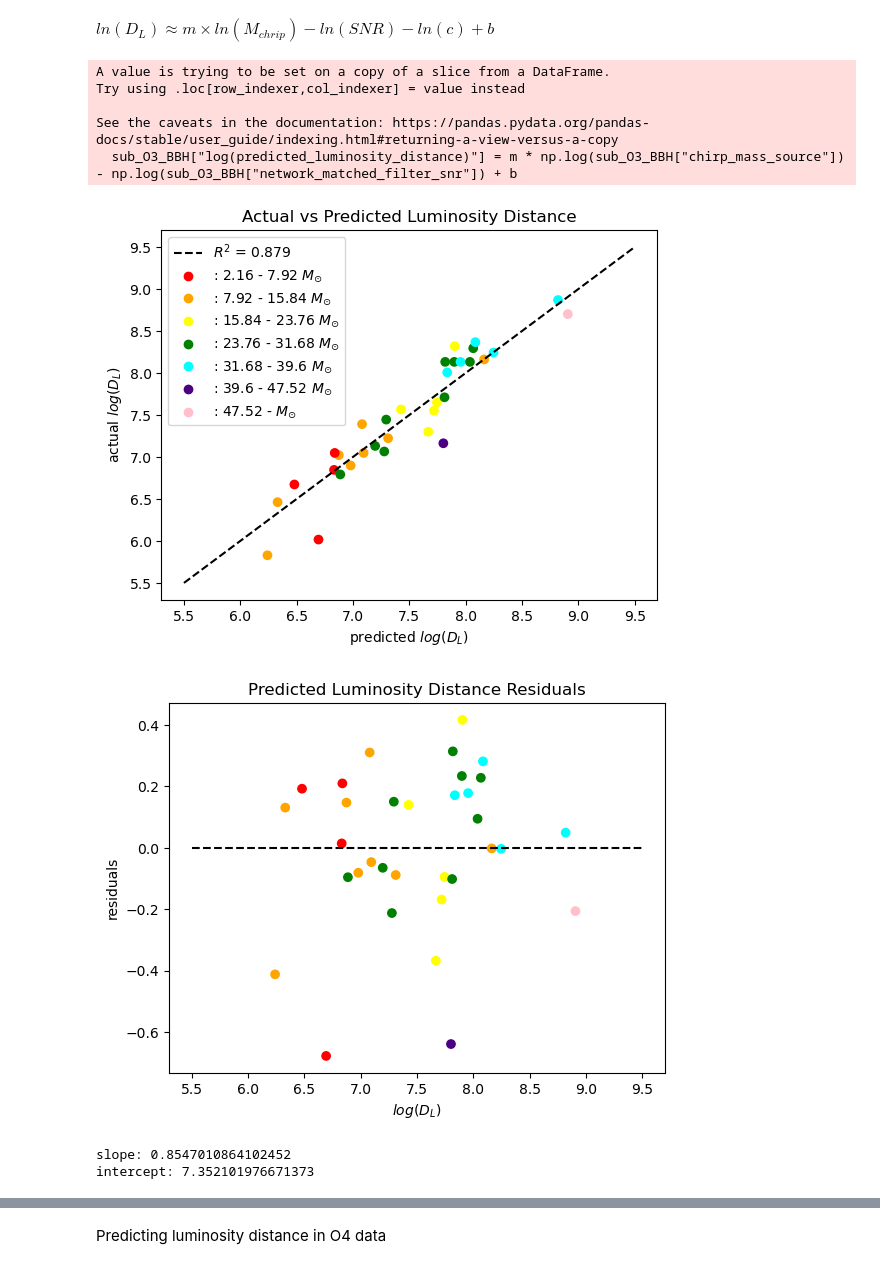
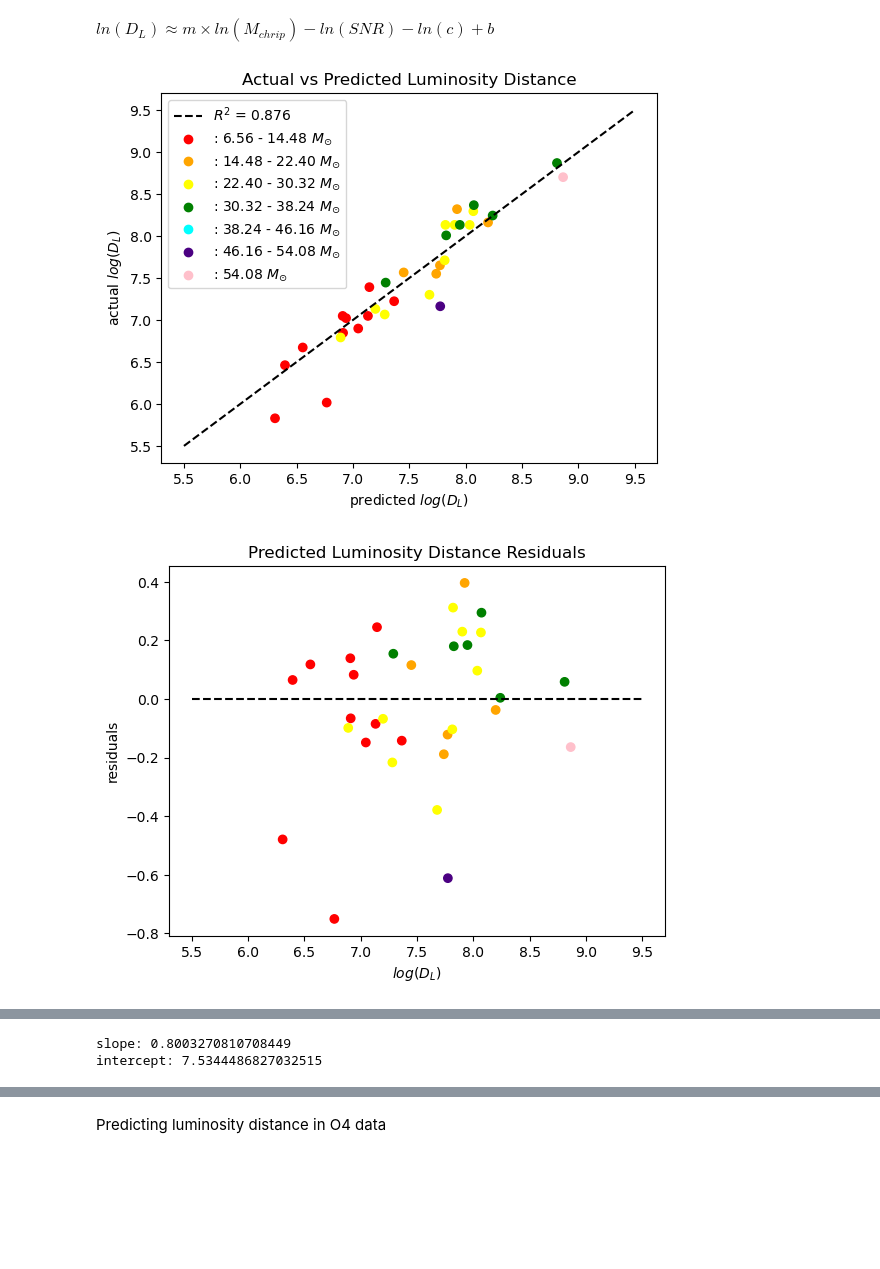
Before and after one commit to AndrewValentini/Gravitational-Waves-Research-23-24, a Jupyter notebook: Data Analysis/testing.ipynb, the cells around one changed output, grey strips where cells are left out. Saved outputs shown, nothing was run; the diff lists cells and outputs as text; code cells hidden in the pictures; blank space fills up the shorter version.

Commit message:
Saved predictions for distance

```diff
--- a/Data Analysis/testing.ipynb
+++ b/Data Analysis/testing.ipynb
@@ -62,7 +62,8 @@ print(n_O3_BNS, " bins for mass in O3 BNS")
 7  bins for mass in O3 BBH
 2  bins for mass in O3 BNS
 # %%
-O3_diff_BBH = max(O3_BBH["chirp_mass_source"]) - min(O3_BBH["chirp_mass_source"])
+O3_min_chirp_mass = min(O3_BBH["chirp_mass_source"])
+O3_diff_BBH = max(O3_BBH["chirp_mass_source"]) - O3_min_chirp_mass
 print(O3_diff_BBH)
 # %% [output]
 55.44
@@ -99,0 +119,12 @@ See the caveats in the documentation: https://pandas.pydata.org/pandas-docs/stab
+# %%
+# Since red/orange colors haev low wavelengths, they will represent the lower mass ranges
+O4_mass_val = O4_BBH_mass_bin_range
+O4_colors = ["red", "orange", "yellow", "green", "cyan", "blue", "indigo", "pink"]
+
+for index, row in O4_BBH.iterrows():
+    for i in range(n_O4_BBH):
+        if i == n_O4_BBH - 1:
+            O4_BBH.loc[index, "color"] = O4_colors[-1]
+        if row["chirp_mass"] < O4_min_chirp_mass + O4_mass_val * (i + 1):
+            O4_BBH.loc[index, "color"] = O4_colors[i]
+            break
@@ -222,7 +259,7 @@ plt.ylabel("SNR")
 # %% [output]
 '\nplt.scatter(O3_BBH["luminosity_distance"],O3_BBH["network_matched_filter_snr"]/np.sqrt(O3_BBH["mass_1_source"]+O3_BBH["mass_2_source"]), color = O3_BBH["color"])\nplt.scatter(O4_BBH["predicted_lumi ...
 # %%
-sub_O3_BBH = O3_BBH #O3_BBH[O3_BBH["chirp_mass_source"] != 47.5]
+sub_O3_BBH = O3_BBH[(O3_BBH["chirp_mass_source"] != 7.49)] #& (O3_BBH["chirp_mass_source"] != 47.5)]
 
 plt.scatter(np.log(sub_O3_BBH["chirp_mass_source"]), np.log(sub_O3_BBH["luminosity_distance"] * sub_O3_BBH["network_matched_filter_snr"]), color = sub_O3_BBH["color"])
 
@@ -266,45 +303,54 @@ $c$ : noise reduction factor (converts SNR between observation groups)
 # %% [markdown]
 $ln(D_L)\approx m\times ln(M_{chrip}) - ln(SNR) - ln(c) + b$
 # %%
-sub_O3_BBH["log(predicted_luminosity_distance)"] = m * np.log(sub_O3_BBH["chirp_mass_source"]) - np.log(sub_O3_BBH["network_matched_filter_snr"]) + b
+O3_BBH_df = O3_BBH
 
-plt.scatter(sub_O3_BBH["log(predicted_luminosity_distance)"],np.log(sub_O3_BBH["luminosity_distance"]), color = sub_O3_BBH["color"])
+predicted_luminosity_distances = m * np.log(O3_BBH_df["chirp_mass_source"]) - np.log(O3_BBH_df["network_matched_filter_snr"]) + b
+
+plt.scatter(predicted_luminosity_distances,np.log(O3_BBH_df["luminosity_distance"]), color = O3_BBH_df["color"])
 
 x = np.linspace(5.5, 9.5, 10)
-plt.plot(x,x, color = "black", linestyle="--", label="$R^2$ = {:.3f}".format(r2_score(np.log(sub_O3_BBH["luminosity_distance"]), sub_O3_BBH["log(predicted_luminosity_distance)"])))
+plt.plot(x,x, color = "black", linestyle="--", label="$R^2$ = {:.3f}".format(r2_score(np.log(O3_BBH_df["luminosity_distance"]), predicted_luminosity_distances)))
 
+for i in range(n_O3_BBH):
+    if i == n_O3_BBH - 1:
+        plt.scatter([], [], color=O3_colors[i], label=f": {O3_min_chirp_mass + O3_mass_val * i:.2f} " + "$M_{\odot}$")
+    else:
+        plt.scatter([], [], color=O3_colors[i], label=f": {O3_min_chirp_mass + O3_mass_val * i:.2f} - {O3_min_chirp_mass + O3_mass_val * (i + 1):.2f} " + "$M_{\odot}$")
+"""
 plt.scatter([], [], color="red", label=": 2.16 - 7.92 $M_{\odot}$")
 plt.scatter([], [], color="orange", label=": 7.92 - 15.84 $M_{\odot}$")
 plt.scatter([], [], color="yellow", label=": 15.84 - 23.76 $M_{\odot}$")
 plt.scatter([], [], color="green", label=": 23.76 - 31.68 $M_{\odot}$")
 plt.scatter([], [], color="cyan", label=": 31.68 - 39.6 $M_{\odot}$")
 plt.scatter([], [], color="indigo", label=": 39.6 - 47.52 $M_{\odot}$")
 plt.scatter([], [], color="pink", label=": 47.52 - $M_{\odot}$")
+"""
 
 plt.legend()
 plt.title("Actual vs Predicted Luminosity Distance")
 plt.ylabel("actual $log(D_L)$")
 plt.xlabel("predicted $log(D_L)$")
 plt.show()
 
 x = np.linspace(5.5, 9.5, 10)
-plt.plot(x,np.zeros(10), color = "black", linestyle="--", label="$R^2$ = {:.3f}".format(r2_score(np.log(sub_O3_BBH["luminosity_distance"]), sub_O3_BBH["log(predicted_luminosity_distance)"])))
-plt.scatter(sub_O3_BBH["log(predicted_luminosity_distance)"],np.log(sub_O3_BBH["luminosity_distance"]) - sub_O3_BBH["log(predicted_luminosity_distance)"], color = sub_O3_BBH["color"])
+plt.plot(x,np.zeros(10), color = "black", linestyle="--", label="$R^2$ = {:.3f}".format(r2_score(np.log(O3_BBH_df["luminosity_distance"]), predicted_luminosity_distances)))
+plt.scatter(predicted_luminosity_distances,np.log(O3_BBH_df["luminosity_distance"]) - predicted_luminosity_distances, color = O3_BBH_df["color"])
 plt.title("Predicted Luminosity Distance Residuals")
 plt.ylabel("residuals")
 plt.xlabel("$log(D_L)$")
 plt.show()
 
+residuals = np.log(O3_BBH_df["luminosity_distance"]) - predicted_luminosity_distances
+
+sns.histplot(residuals, bins = 10, kde=True) # you may select the no. of bins
+plt.title('Error Terms', fontsize=20)
+plt.xlabel('Residuals', fontsize = 15)
+plt.show()
+
 m, b = coefficients
 print(f"slope: {m}")
 print(f"intercept: {b}")
 # %% [output]
-A value is trying to be set on a copy of a slice from a DataFrame.
-Try using .loc[row_indexer,col_indexer] = value instead
-
-See the caveats in the documentation: https://pandas.pydata.org/pandas-docs/stable/user_guide/indexing.html#returning-a-view-versus-a-copy
-  sub_O3_BBH["log(predicted_luminosity_distance)"] = m * np.log(sub_O3_BBH["chirp_mass_source"]) - np.log(sub_O3_BBH["network_matched_filter_snr"]) + b
-[figure, old version]
+[figure, new version]
-[figure, old version]
+[figure, new version]
-slope: 0.8547010864102452
-intercept: 7.352101976671373
@@ -310,0 +358,2 @@ intercept: 7.352101976671373
+slope: 0.8003270810708449
+intercept: 7.5344486827032515
```
Also changed, not shown: parts of 24 cells of this notebook, 3 other files.
